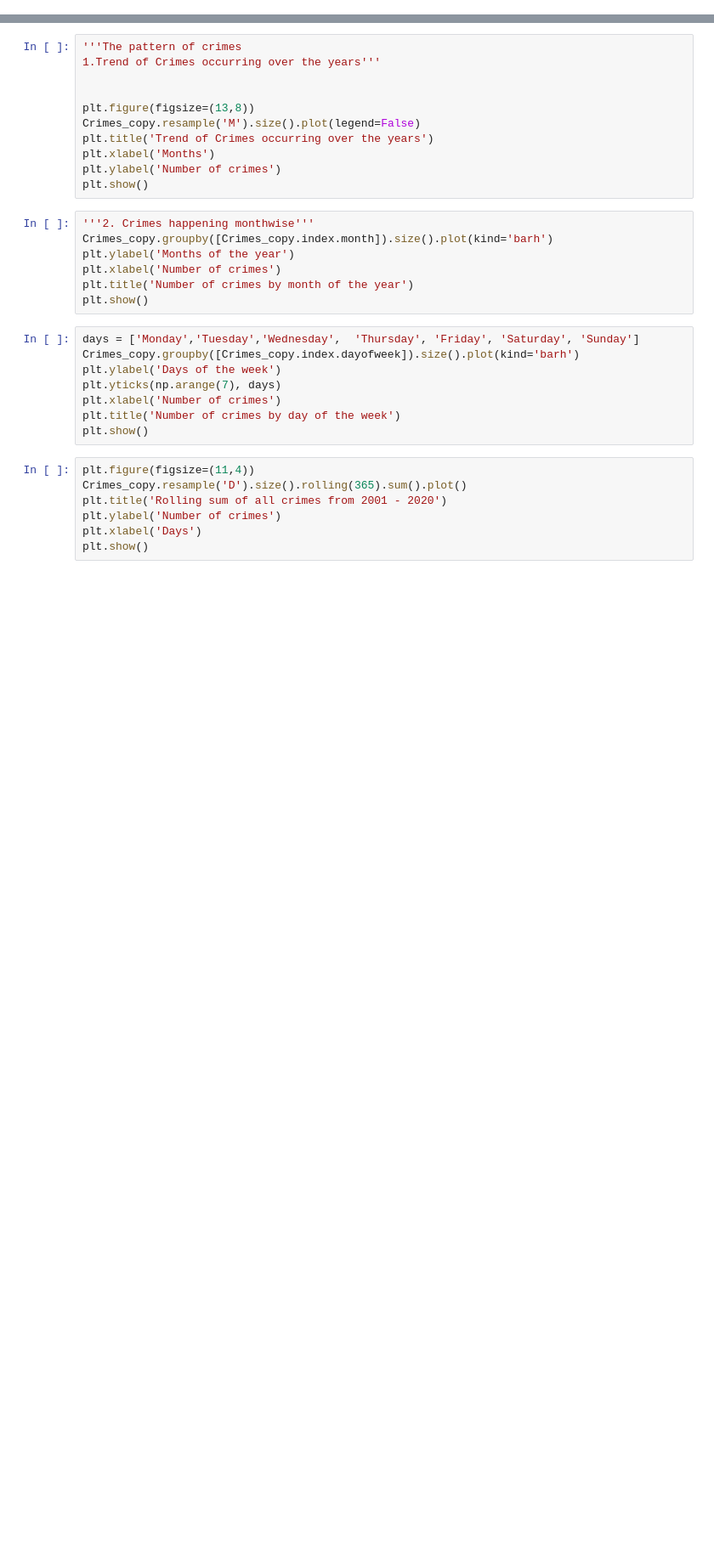
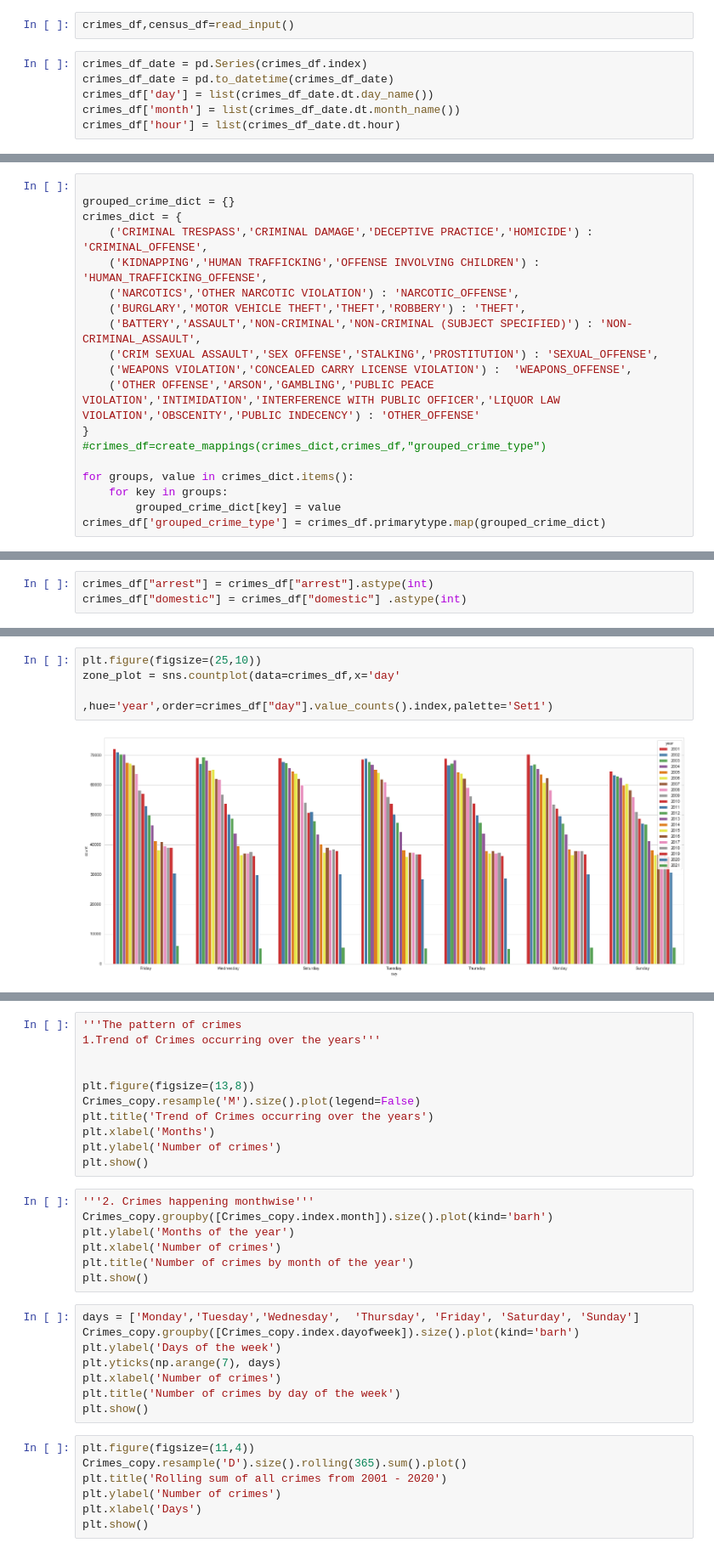
Before and after one commit to tejalvs/ChicagoCrimeAnalysis, a Jupyter notebook: Visualisations.ipynb, the cells around one changed output, grey strips where cells are left out. Shown at 85% size. Drawn from its saved outputs; the diff is of its cells as text; blank space fills up the shorter version.

```diff
--- a/Visualisations.ipynb
+++ b/Visualisations.ipynb
@@ -13,0 +17,8 @@ sns.countplot(y= 'PrimaryType', data = Crimes_copy, order = Crimes_copy['Primary
+# %%
+crimes_df,census_df=read_input()
+# %%
+crimes_df_date = pd.Series(crimes_df.index)
+crimes_df_date = pd.to_datetime(crimes_df_date)
+crimes_df['day'] = list(crimes_df_date.dt.day_name())
+crimes_df['month'] = list(crimes_df_date.dt.month_name())
+crimes_df['hour'] = list(crimes_df_date.dt.hour)
@@ -13,0 +34,19 @@ sns.countplot(y= 'PrimaryType', data = Crimes_copy, order = Crimes_copy['Primary
+# %%
+
+grouped_crime_dict = {}
+crimes_dict = {
+    ('CRIMINAL TRESPASS','CRIMINAL DAMAGE','DECEPTIVE PRACTICE','HOMICIDE') : 'CRIMINAL_OFFENSE',
+    ('KIDNAPPING','HUMAN TRAFFICKING','OFFENSE INVOLVING CHILDREN') : 'HUMAN_TRAFFICKING_OFFENSE',
+    ('NARCOTICS','OTHER NARCOTIC VIOLATION') : 'NARCOTIC_OFFENSE',
+    ('BURGLARY','MOTOR VEHICLE THEFT','THEFT','ROBBERY') : 'THEFT',
+    ('BATTERY','ASSAULT','NON-CRIMINAL','NON-CRIMINAL (SUBJECT SPECIFIED)') : 'NON-CRIMINAL_ASSAULT',
+    ('CRIM SEXUAL ASSAULT','SEX OFFENSE','STALKING','PROSTITUTION') : 'SEXUAL_OFFENSE',
+    ('WEAPONS VIOLATION','CONCEALED CARRY LICENSE VIOLATION') :  'WEAPONS_OFFENSE',
+    ('OTHER OFFENSE','ARSON','GAMBLING','PUBLIC PEACE VIOLATION','INTIMIDATION','INTERFERENCE WITH PUBLIC OFFICER','LIQUOR LAW VIOLATION','OBSCENITY','PUBLIC INDECENCY') : 'OTHER_OFFENSE'
+}
+#crimes_df=create_mappings(crimes_dict,crimes_df,"grouped_crime_type")
+
+for groups, value in crimes_dict.items():
+    for key in groups:
+        grouped_crime_dict[key] = value
+crimes_df['grouped_crime_type'] = crimes_df.primarytype.map(grouped_crime_dict)
@@ -13,0 +103,3 @@ sns.countplot(y= 'PrimaryType', data = Crimes_copy, order = Crimes_copy['Primary
+# %%
+crimes_df["arrest"] = crimes_df["arrest"].astype(int)
+crimes_df["domestic"] = crimes_df["domestic"] .astype(int)
@@ -13,0 +118,6 @@ sns.countplot(y= 'PrimaryType', data = Crimes_copy, order = Crimes_copy['Primary
+# %%
+plt.figure(figsize=(25,10))
+zone_plot = sns.countplot(data=crimes_df,x='day'
+                          ,hue='year',order=crimes_df["day"].value_counts().index,palette='Set1')
+# %% [output]
+[figure, added]
```
Also changed, not shown: parts of 20 cells of this notebook.
